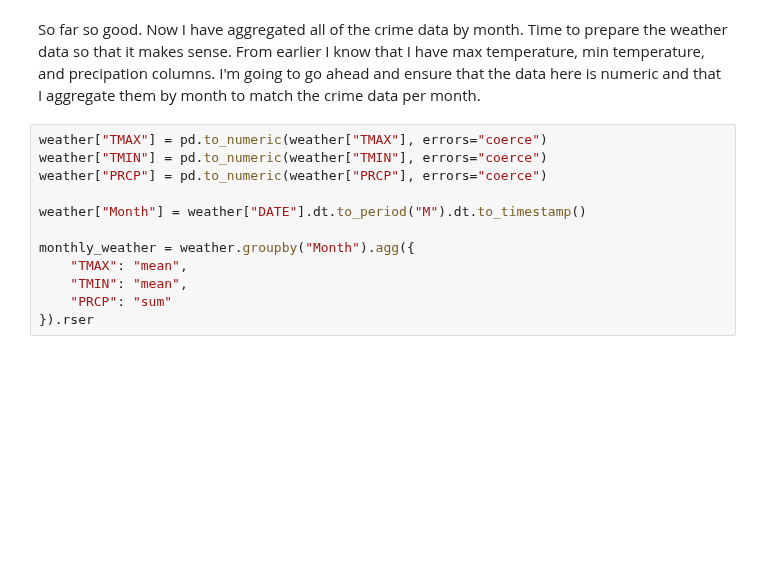
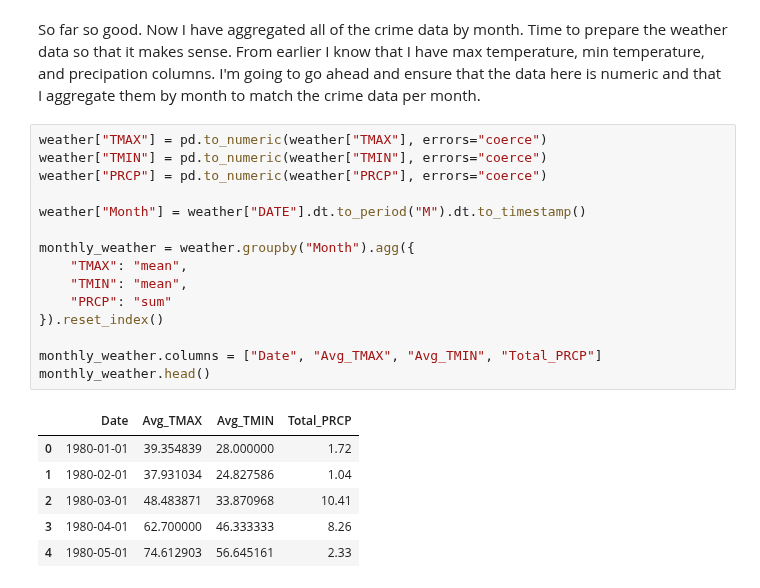
Before and after one commit to banflam/weather-and-crime-mta, a Jupyter notebook: Untitled.ipynb, the cells around one changed output. Cells and saved outputs as stored; diff of their text form; blank space fills up the shorter version.

```diff
--- a/Untitled.ipynb
+++ b/Untitled.ipynb
@@ -52,12 +52,22 @@ So far so good. Now I have aggregated all of the crime data by month. Time to pr
 # %%
 weather["TMAX"] = pd.to_numeric(weather["TMAX"], errors="coerce")
 weather["TMIN"] = pd.to_numeric(weather["TMIN"], errors="coerce")
 weather["PRCP"] = pd.to_numeric(weather["PRCP"], errors="coerce")
 
 weather["Month"] = weather["DATE"].dt.to_period("M").dt.to_timestamp()
 
 monthly_weather = weather.groupby("Month").agg({
     "TMAX": "mean",
     "TMIN": "mean",
     "PRCP": "sum"
-}).rser
+}).reset_index()
+
+monthly_weather.columns = ["Date", "Avg_TMAX", "Avg_TMIN", "Total_PRCP"]
+monthly_weather.head()
+# %% [output]
+|  | Date | Avg_TMAX | Avg_TMIN | Total_PRCP |
+| 0 | 1980-01-01 | 39.354839 | 28.000000 | 1.72 |
+| 1 | 1980-02-01 | 37.931034 | 24.827586 | 1.04 |
+| 2 | 1980-03-01 | 48.483871 | 33.870968 | 10.41 |
+| 3 | 1980-04-01 | 62.700000 | 46.333333 | 8.26 |
+| 4 | 1980-05-01 | 74.612903 | 56.645161 | 2.33 |
```
Also changed, not shown: parts of 4 cells of this notebook.
